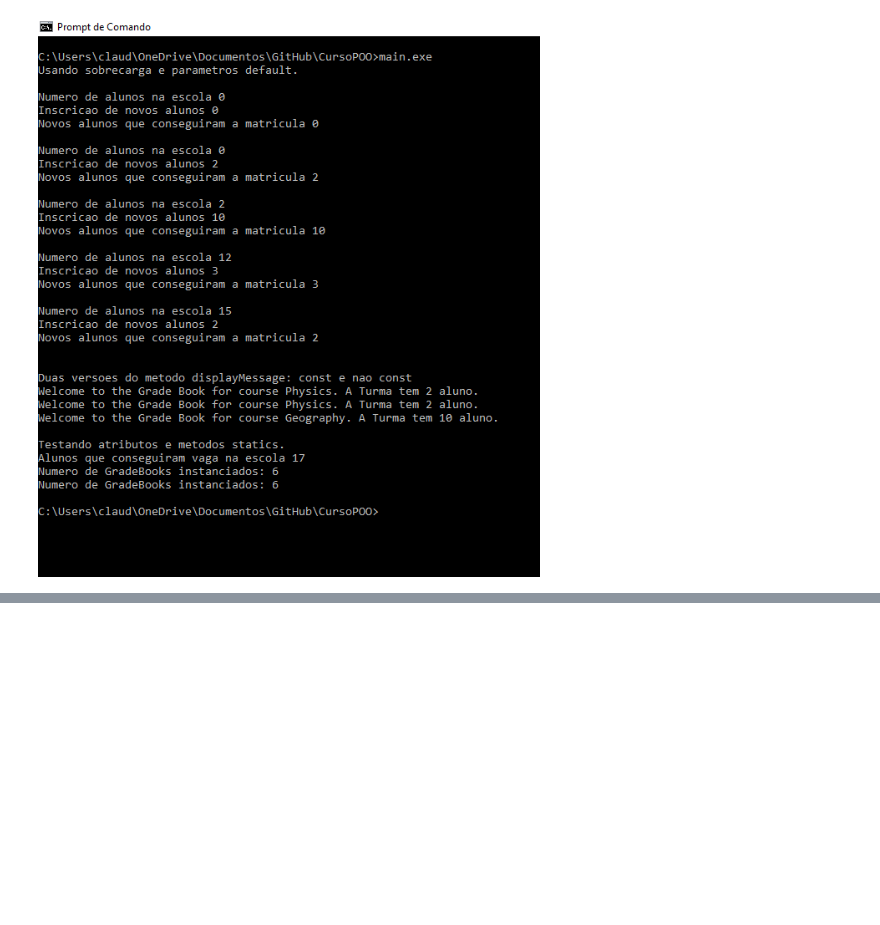
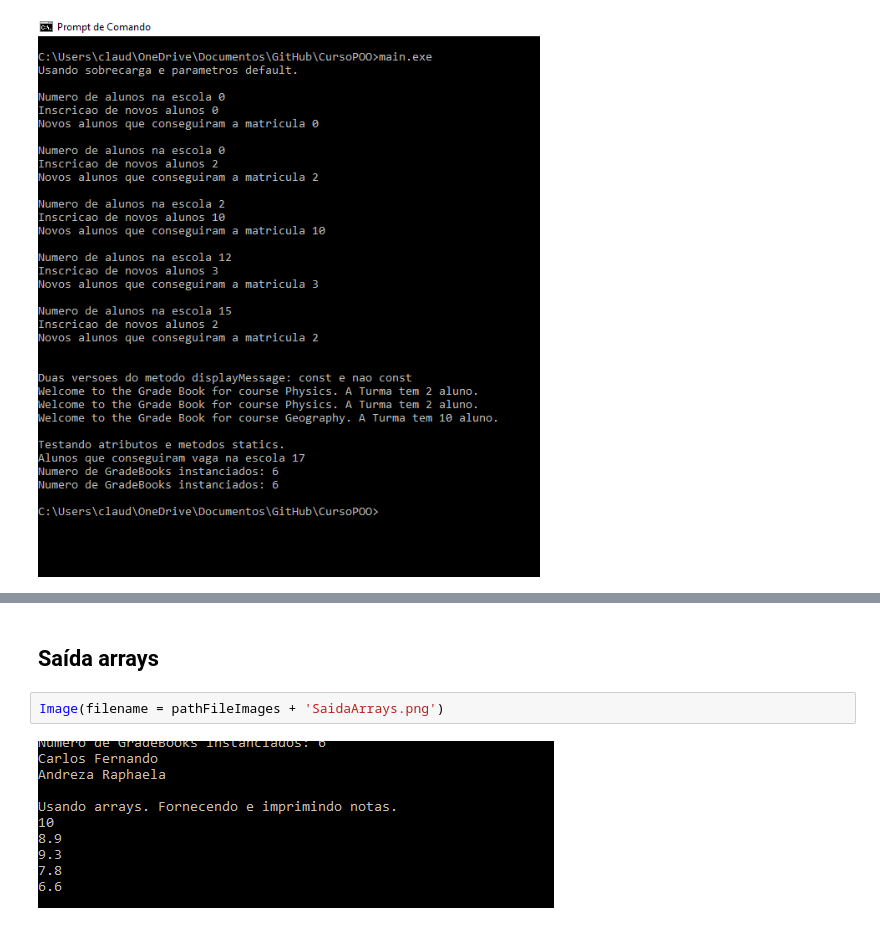
Before and after one commit to ClaudomiroSales/CursoPOO, a Jupyter notebook: IntroPOO.ipynb, the cells around one changed output, grey strips where cells are left out. Drawn from its saved outputs; the diff is of its cells as text; blank space fills up the shorter version.

Commit message:
Arrays em classes
Métodos e atributos do tipo array

```diff
--- a/IntroPOO.ipynb
+++ b/IntroPOO.ipynb
@@ -868,0 +943,6 @@ Image(filename = pathFileImages + 'SaídaConstStatic.png')
+# %% [markdown]
+## Saída arrays
+# %%
+Image(filename = pathFileImages + 'SaidaArrays.png')
+# %% [output]
+[figure, added]
```
Also changed, not shown: parts of 15 cells of this notebook, 1 other file.
